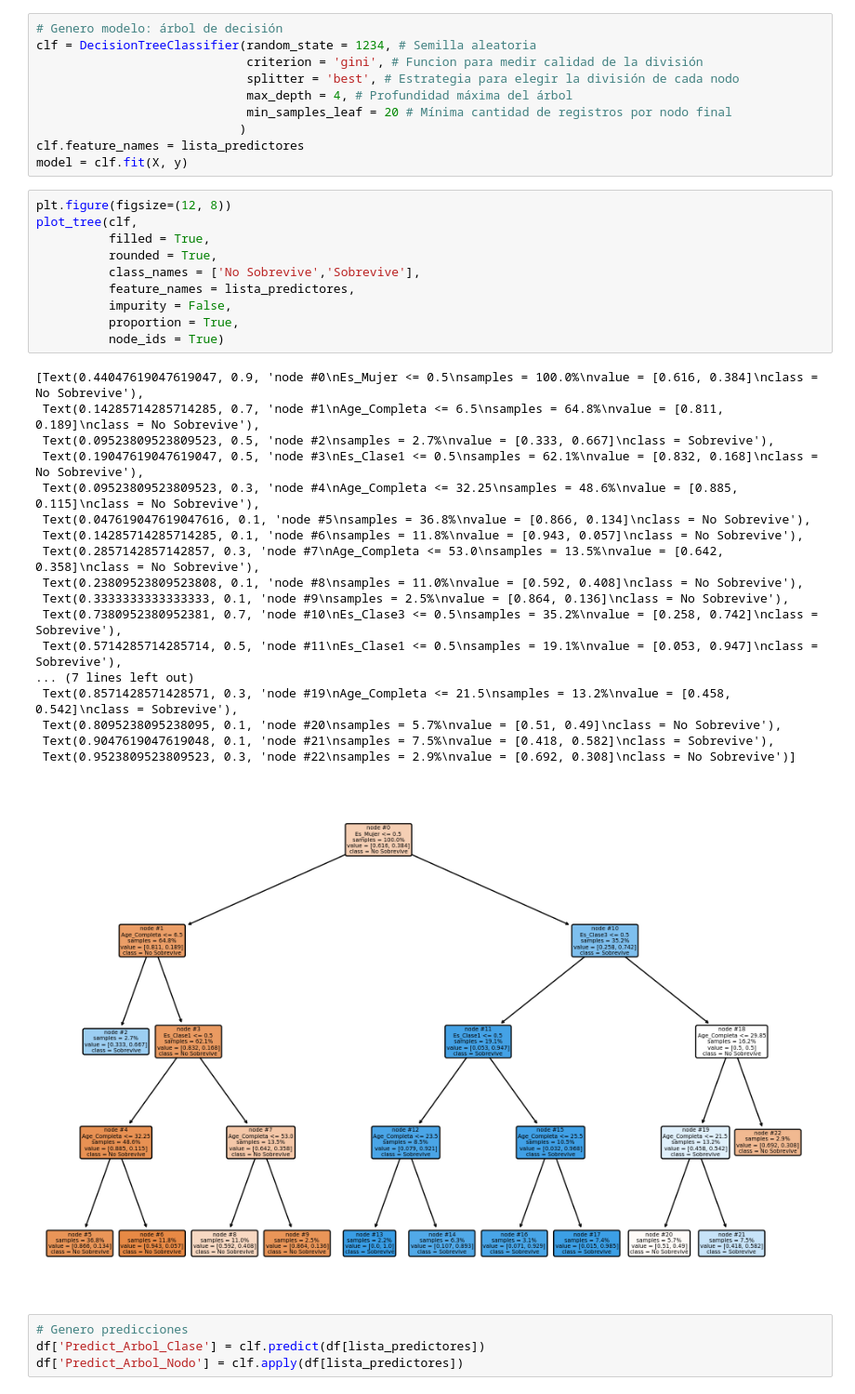
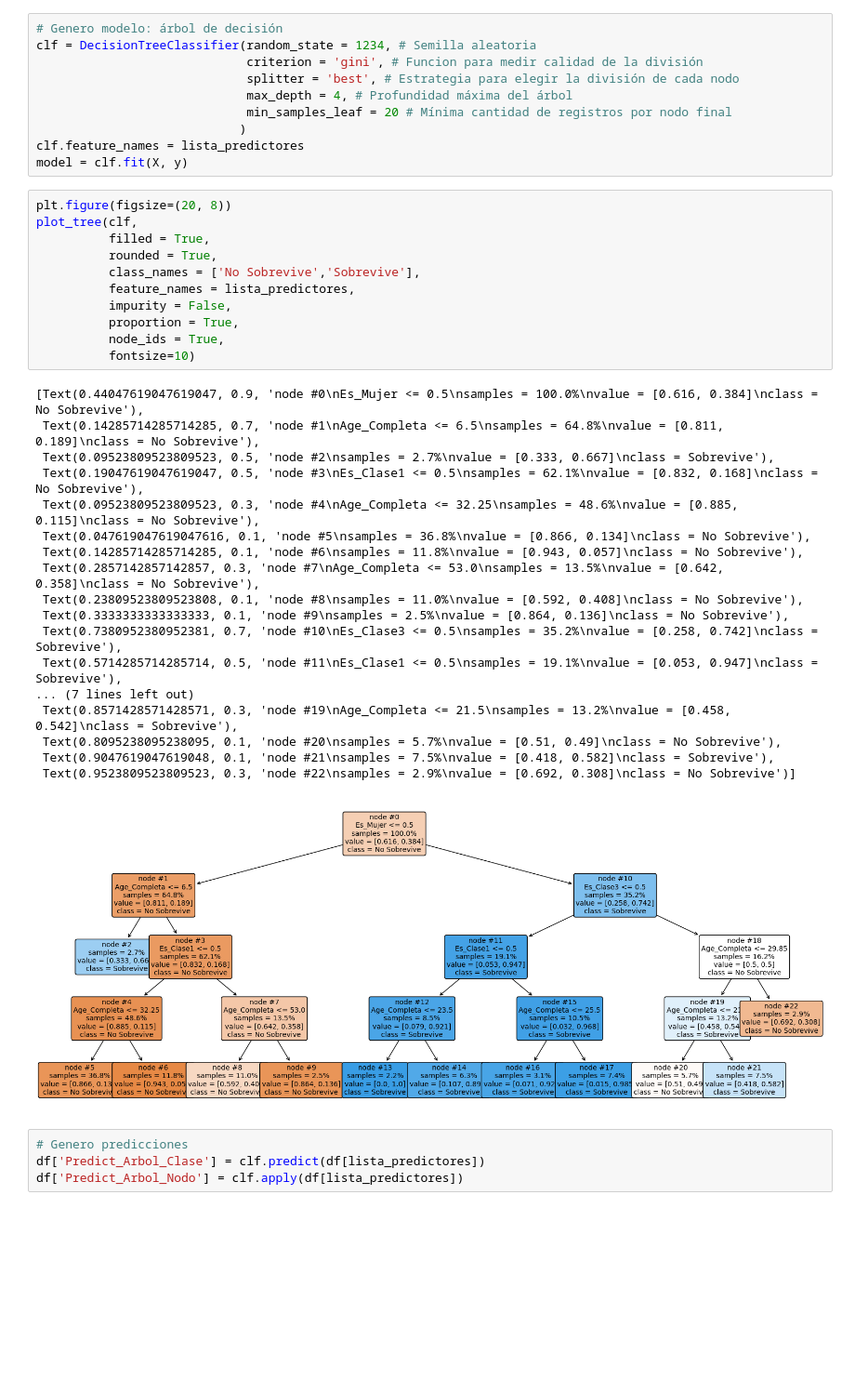
Before and after one commit to xlisouski/CursoDS, a Jupyter notebook: 14_ModelosClasificacion.ipynb, the cells around one changed output. Shown at 93% size. Saved outputs shown, nothing was run; the diff lists cells and outputs as text; blank space fills up the shorter version.

```diff
--- a/14_ModelosClasificacion.ipynb
+++ b/14_ModelosClasificacion.ipynb
@@ -71,34 +71,35 @@ clf = DecisionTreeClassifier(random_state = 1234, # Semilla aleatoria
 clf.feature_names = lista_predictores
 model = clf.fit(X, y)
 # %%
-plt.figure(figsize=(12, 8))
+plt.figure(figsize=(20, 8))
 plot_tree(clf,
           filled = True,
           rounded = True,
           class_names = ['No Sobrevive','Sobrevive'],
           feature_names = lista_predictores,
           impurity = False,
           proportion = True,
-          node_ids = True)
+          node_ids = True,
+          fontsize=10)
 # %% [output]
 [Text(0.44047619047619047, 0.9, 'node #0\nEs_Mujer <= 0.5\nsamples = 100.0%\nvalue = [0.616, 0.384]\nclass = No Sobrevive'),
  Text(0.14285714285714285, 0.7, 'node #1\nAge_Completa <= 6.5\nsamples = 64.8%\nvalue = [0.811, 0.189]\nclass = No Sobrevive'),
  Text(0.09523809523809523, 0.5, 'node #2\nsamples = 2.7%\nvalue = [0.333, 0.667]\nclass = Sobrevive'),
  Text(0.19047619047619047, 0.5, 'node #3\nEs_Clase1 <= 0.5\nsamples = 62.1%\nvalue = [0.832, 0.168]\nclass = No Sobrevive'),
  Text(0.09523809523809523, 0.3, 'node #4\nAge_Completa <= 32.25\nsamples = 48.6%\nvalue = [0.885, 0.115]\nclass = No Sobrevive'),
  Text(0.047619047619047616, 0.1, 'node #5\nsamples = 36.8%\nvalue = [0.866, 0.134]\nclass = No Sobrevive'),
  Text(0.14285714285714285, 0.1, 'node #6\nsamples = 11.8%\nvalue = [0.943, 0.057]\nclass = No Sobrevive'),
  Text(0.2857142857142857, 0.3, 'node #7\nAge_Completa <= 53.0\nsamples = 13.5%\nvalue = [0.642, 0.358]\nclass = No Sobrevive'),
  Text(0.23809523809523808, 0.1, 'node #8\nsamples = 11.0%\nvalue = [0.592, 0.408]\nclass = No Sobrevive'),
  Text(0.3333333333333333, 0.1, 'node #9\nsamples = 2.5%\nvalue = [0.864, 0.136]\nclass = No Sobrevive'),
  Text(0.7380952380952381, 0.7, 'node #10\nEs_Clase3 <= 0.5\nsamples = 35.2%\nvalue = [0.258, 0.742]\nclass = Sobrevive'),
  Text(0.5714285714285714, 0.5, 'node #11\nEs_Clase1 <= 0.5\nsamples = 19.1%\nvalue = [0.053, 0.947]\nclass = Sobrevive'),
 ... (7 lines left out)
  Text(0.8571428571428571, 0.3, 'node #19\nAge_Completa <= 21.5\nsamples = 13.2%\nvalue = [0.458, 0.542]\nclass = Sobrevive'),
  Text(0.8095238095238095, 0.1, 'node #20\nsamples = 5.7%\nvalue = [0.51, 0.49]\nclass = No Sobrevive'),
  Text(0.9047619047619048, 0.1, 'node #21\nsamples = 7.5%\nvalue = [0.418, 0.582]\nclass = Sobrevive'),
  Text(0.9523809523809523, 0.3, 'node #22\nsamples = 2.9%\nvalue = [0.692, 0.308]\nclass = No Sobrevive')]
-[figure, old version]
+[figure, new version]
 # %%
 # Genero predicciones
 df['Predict_Arbol_Clase'] = clf.predict(df[lista_predictores])
```
